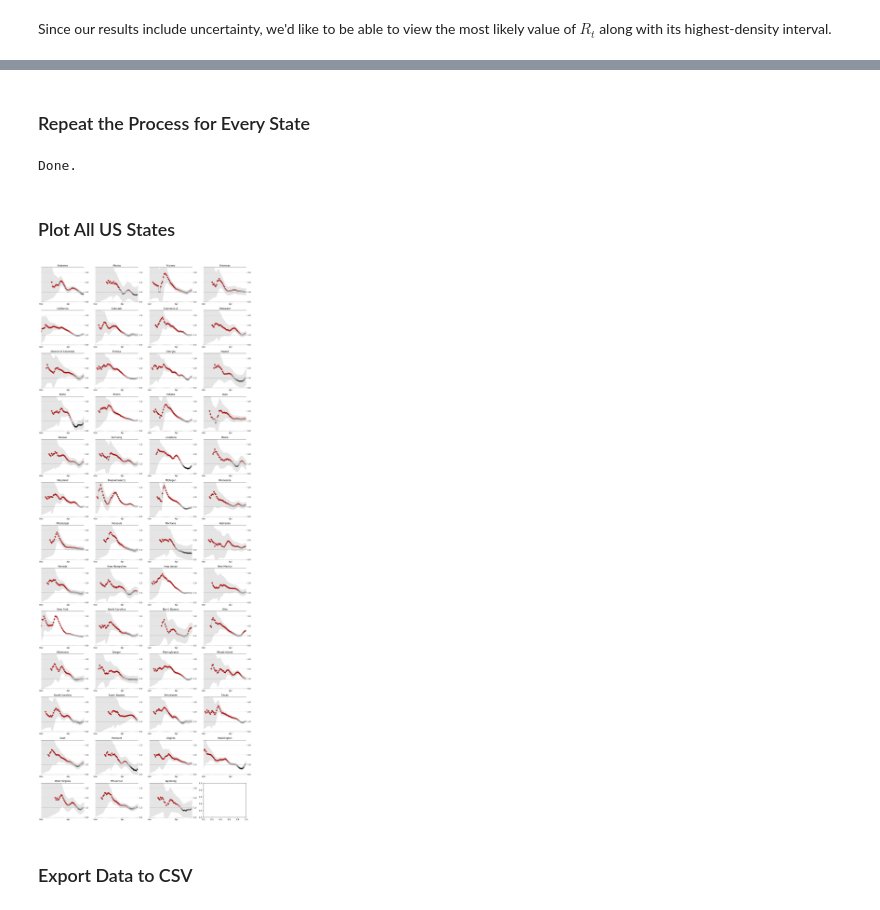
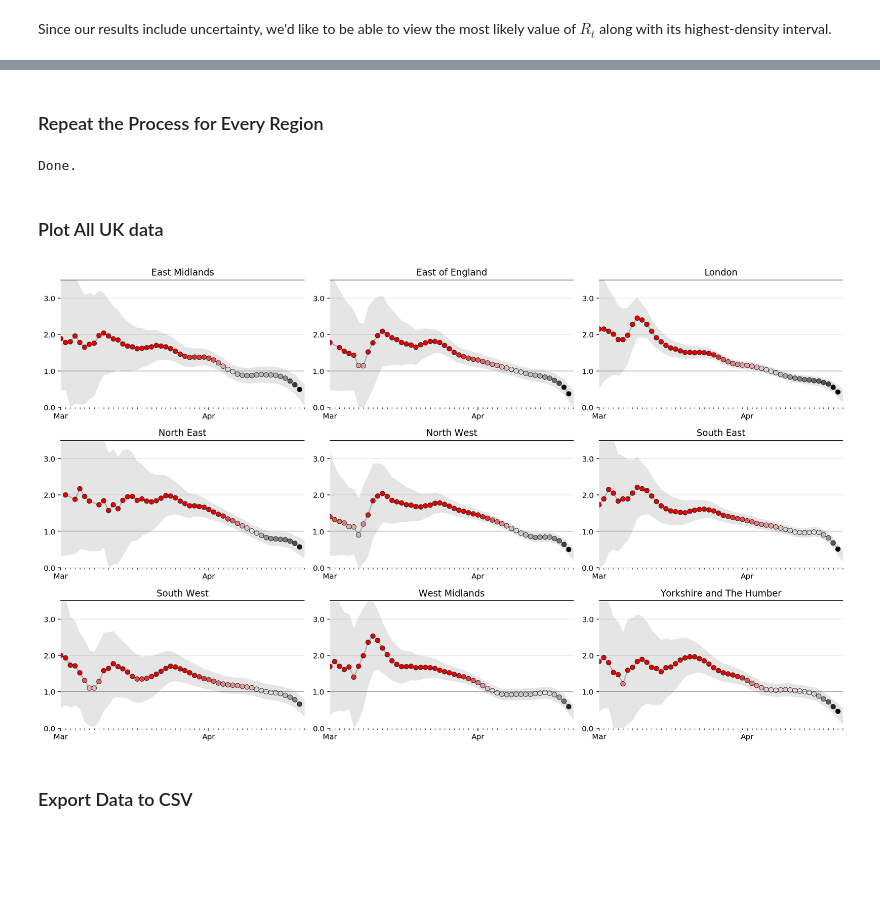
Before and after one commit to jgdelrio/covid-data, a Jupyter notebook: notebooks/realtime_R0_UK.ipynb, the cells around one changed output, grey strips where cells are left out. Drawn from its saved outputs; the diff is of its cells as text; code cells hidden in the pictures; blank space fills up the shorter version.

```diff
--- a/notebooks/realtime_R0_UK.ipynb
+++ b/notebooks/realtime_R0_UK.ipynb
@@ -373,7 +384,7 @@ posteriors = get_posteriors(smoothed)
 
 Below you can see every day (row) of the posterior distribution plotted simultaneously. The posteriors start without much confidence (wide) and become progressively more confident (narrower) about the true value of $R_t$
 # %%
-ax = posteriors.plot(title=f'{state_name} - Daily Posterior for $R_t$',
+ax = posteriors.plot(title=f'{region} - Daily Posterior for $R_t$',
            legend=False,
            lw=1,
            c='k',
@@ -409,7 +420,7 @@ result.tail()
 # %%
-def plot_rt(result, ax, state_name):
+def plot_rt(result, ax, region):
 
-    ax.set_title(f"{state_name}")
+    ax.set_title(f"{region}")
 
     # Colors
     ABOVE = [1,0,0]
@@ -421,7 +432,7 @@ def plot_rt(result, ax, state_name):
     ])
     color_mapped = lambda y: np.clip(y, .5, 1.5)-.5
 
-    index = result['ML'].index.get_level_values('date')
+    index = result['ML'].index.get_level_values('Date')
     values = result['ML'].values
 
     # Plot dots and line
@@ -464,7 +475,7 @@ def plot_rt(result, ax, state_name):
 
     ax.yaxis.set_major_locator(ticker.MultipleLocator(1))
     ax.yaxis.set_major_formatter(ticker.StrMethodFormatter("{x:.1f}"))
-    ax.yaxis.tick_right()
+    ax.yaxis.tick_left()
     ax.spines['left'].set_visible(False)
     ax.spines['bottom'].set_visible(False)
     ax.spines['right'].set_visible(False)
@@ -472,14 +483,14 @@ def plot_rt(result, ax, state_name):
     ax.grid(which='major', axis='y', c='k', alpha=.1, zorder=-2)
     ax.margins(0)
     ax.set_ylim(0.0,3.5)
-    ax.set_xlim(pd.Timestamp('2020-03-01'), result.index.get_level_values('date')[-1]+pd.Timedelta(days=1))
+    ax.set_xlim(pd.Timestamp('2020-03-01'), result.index.get_level_values('Date')[-1]+pd.Timedelta(days=1))
     fig.set_facecolor('w')
 
 
 fig, ax = plt.subplots(figsize=(600/fig_factor, 400/fig_factor))
 
-plot_rt(result, ax, state_name)
-ax.set_title(f'Real-time $R_t$ for {state_name}')
+plot_rt(result, ax, region)
+ax.set_title(f'Real-time $R_t$ for {region}')
 ax.set_ylim(.5,3.5)
 ax.xaxis.set_major_locator(mdates.WeekdayLocator())
 ax.xaxis.set_major_formatter(mdates.DateFormatter('%b %d'))
@@ -488,46 +499,51 @@ ax.xaxis.set_major_formatter(mdates.DateFormatter('%b %d'))
 # %% [markdown]
-### Repeat the Process for Every State
+### Repeat the Process for Every Region
 # %%
 results = {}
+FILTER_REGION = []
 
-states_to_process = states.loc[~states.index.get_level_values('state').isin(FILTERED_REGIONS)]
+for region_name, cases in df_uk.groupby(level='Area'):
+    clear_output(wait=True)
+    print(f'Processing: \t{region_name}')
+    new, smoothed = prepare_cases(cases)
+    if new.empty or smoothed.empty:
+        FILTER_REGION.append(region_name)
+        continue
 
-for state_name, cases in states_to_process.groupby(level='state'):
-    clear_output(wait=True)
-    print(f'Processing {state_name}')
-    new, smoothed = prepare_cases(cases)
-    print('\tGetting Posteriors')
+    print('\t\tGetting Posteriors')
     try:
         posteriors = get_posteriors(smoothed)
     except:
         display(cases)
-    print('\tGetting HDIs')
+    print('\t\tGetting HDIs')
+
     hdis = highest_density_interval(posteriors)
-    print('\tGetting most likely values')
+
+    print('\t\tGetting most likely values')
     most_likely = posteriors.idxmax().rename('ML')
     result = pd.concat([most_likely, hdis], axis=1)
-    results[state_name] = result.droplevel(0)
+    results[region_name] = result.droplevel(0)
 
 clear_output(wait=True)
 print('Done.')
 # %% [output]
 Done.
 # %% [markdown]
-### Plot All US States
+### Plot All UK data
 # %%
-ncols = 4
+ncols = 3
 nrows = int(np.ceil(len(results) / ncols))
 
 # fig, axes = plt.subplots(nrows=nrows, ncols=ncols, figsize=(15, nrows*3))
 fig, axes = plt.subplots(nrows=nrows, ncols=ncols, figsize=(15, nrows*3))
 
-for i, (state_name, result) in enumerate(results.items()):
-    plot_rt(result, axes.flat[i], state_name)
+for i, (region_name, result) in enumerate(results.items()):
+    plot_rt(result, axes.flat[i], region_name)
 
 fig.tight_layout()
 fig.set_facecolor('w')
 # %% [output]
-[figure, old version]
+[figure, new version]
 # %% [markdown]
 ### Export Data to CSV
 # %%
```
Also changed, not shown: parts of 18 cells of this notebook, 14 other files.
